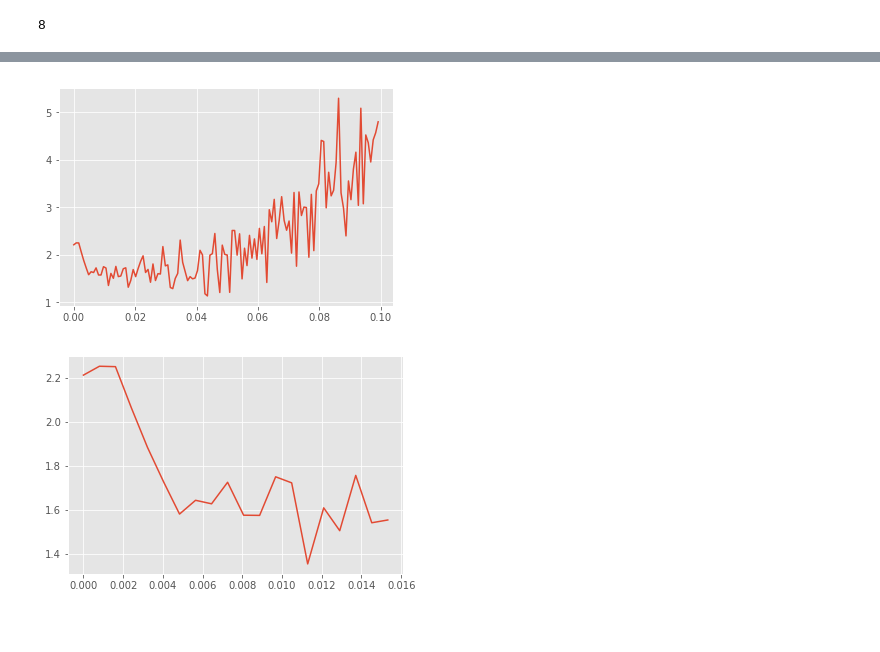
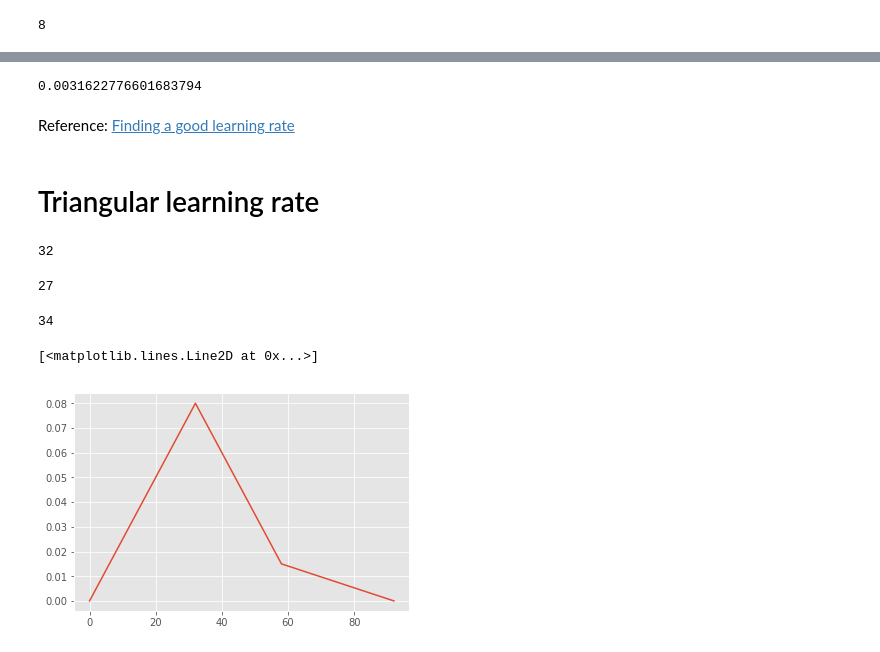
Before and after one commit to gokul-krishna/kaggle_competitions, a Jupyter notebook: CameraIdentification/Camera_Identification.ipynb, the cells around one changed output, grey strips where cells are left out. Drawn from its saved outputs; the diff is of its cells as text; code cells hidden in the pictures; blank space fills up the shorter version.

Commit message:
fixed learning rate finder

```diff
--- a/CameraIdentification/Camera_Identification.ipynb
+++ b/CameraIdentification/Camera_Identification.ipynb
@@ -39,13 +41,15 @@ plt.grid(False)
 # %% [markdown]
 # Transformations
 # %%
-random_crop = transforms.RandomCrop(512),
+sz=512
+
+random_crop = transforms.RandomCrop(sz),
 random_hflip = transforms.RandomHorizontalFlip(),
 random_vflip = transforms.RandomVerticalFlip(),
 to_tensor = transforms.ToTensor(),
 normalize = transforms.Normalize([0.485, 0.456, 0.406], [0.229, 0.224, 0.225])
 
-def apply_transforms(x, sz=(512, 512)):
+def apply_transforms(x):
     """ Applies a random crop, rotation"""
     x = random_crop[0](x)
     x = random_hflip[0](x)
@@ -283,0 +338,20 @@ lrs, losses = lr_range_finder(model, train_dl, lr_low=1e-6, lr_high=0.1, loss_cr
+# %%
+best_lr
+# %% [output]
+0.0031622776601683794
+# %% [markdown]
+Reference: [Finding a good learning rate](https://sgugger.github.io/how-do-you-find-a-good-learning-rate.html)
+# %% [markdown]
+# Triangular learning rate
+# %%
+def get_triangular_lr(lr_low, lr_high, iterations):
+    iter1 = int(0.35 * iterations)
+    iter2 = int(0.85 * iter1)
+    iter3 = iterations - iter1 - iter2
+    delta1 = (lr_high - lr_low)/iter1
+    delta2 = (lr_high - lr_low)/(iter1 - 1)
+    lrs1 = [lr_low + i*delta1 for i in range(iter1)]
+    lrs2 = [lr_high - i*(delta1) for i in range(0, iter2)]
+    delta2 = (lrs2[-1] - lr_low)/(iter3)
+    lrs3 = [lrs2[-1] - i*(delta2) for i in range(1, iter3+1)]
+    return lrs1+lrs2+lrs3
@@ -284,10 +360,19 @@ lrs, losses = lr_range_finder(model, train_dl, lr_low=1e-6, lr_high=0.1, loss_cr
+# %%
+int(0.35 * iterations)
+# %% [output]
+32
+# %%
+int(0.85 * 32)
+# %% [output]
+27
+# %%
+iterations - 27 - 32
+# %% [output]
+34
+# %%
+lrs = get_triangular_lr(lr_low=1e-6, lr_high=0.08, iterations=3*len(train_dl))
 # %%
-plt.plot(lrs, losses)
-plt.show()
+plt.plot(lrs)
 # %% [output]
+[<matplotlib.lines.Line2D at 0x...>]
-[figure, old version]
+[figure, new version]
-# %%
-plt.plot(lrs[:20], losses[:20])
-plt.show()
-# %% [output]
-[figure, removed]
```
Also changed, not shown: parts of 16 cells of this notebook.
